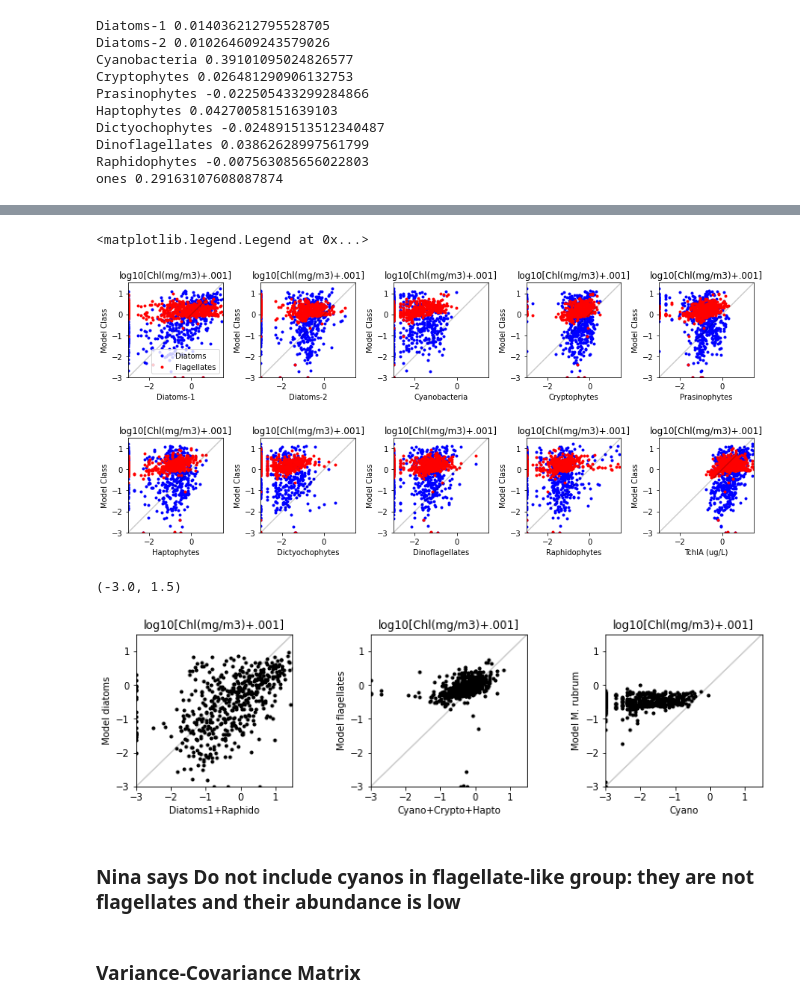
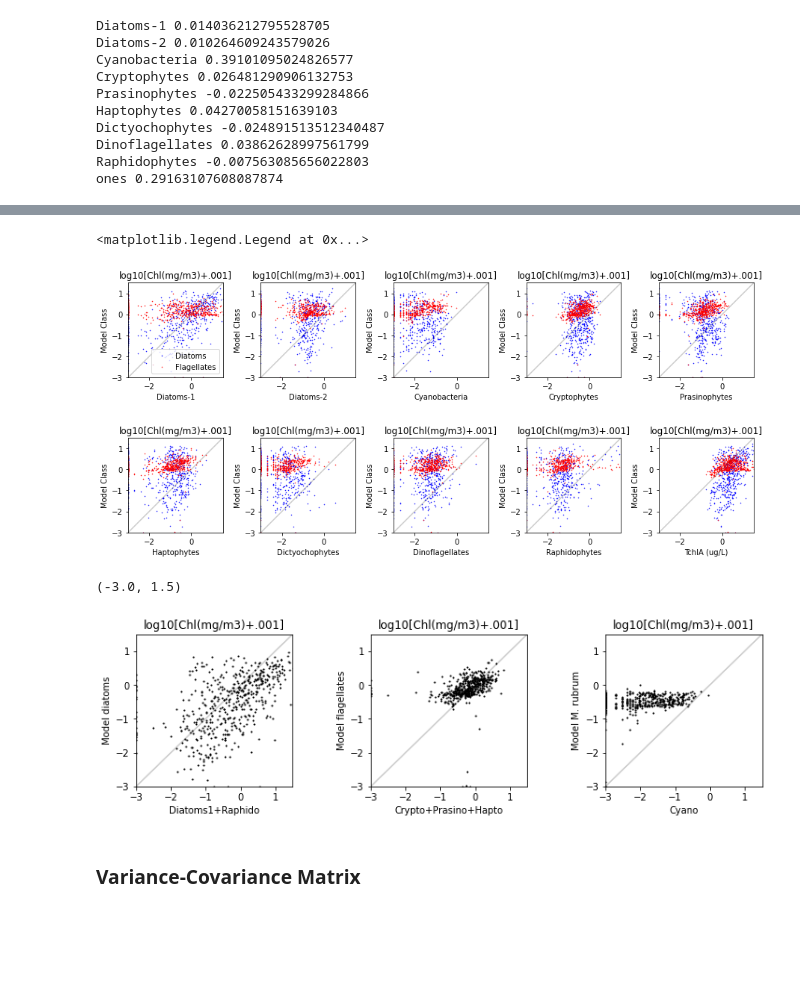
Before and after one commit to SalishSeaCast/analysis-elise-2, a Jupyter notebook: notebooks/NemcekHPLC/compHPLCModelFirstLook-Regress-201812_NewALLO.ipynb, the cells around one changed output, grey strips where cells are left out. Cells and saved outputs as stored; diff of their text form; code cells hidden in the pictures; blank space fills up the shorter version.

```diff
--- a/notebooks/NemcekHPLC/compHPLCModelFirstLook-Regress-201812_NewALLO.ipynb
+++ b/notebooks/NemcekHPLC/compHPLCModelFirstLook-Regress-201812_NewALLO.ipynb
@@ -479,33 +514,33 @@ None:
 # %%
 fig,ax=plt.subplots(2,5,figsize=(15,7))
 fig.subplots_adjust(wspace=.4)
 ax=ax.flatten()
 
 chplc=('Diatoms-1', 'Diatoms-2','Cyanobacteria','Cryptophytes', 'Prasinophytes',
        'Haptophytes',  'Dictyochophytes','Dinoflagellates','Raphidophytes','TchlA (ug/L)')
 
 mvar1=Chl_N*data['mod_diatoms']
 mvar2=Chl_N*data['mod_flagellates']
 
 for ii in range(0,len(chplc)):
-    ax[ii].plot(logt(data.loc[:,[chplc[ii]]].values),logt(mvar1),'.',color='blue',label='Diatoms')
-    ax[ii].plot(logt(data.loc[:,[chplc[ii]]].values),logt(mvar2),'.',color='red',label='Flagellates')
+    ax[ii].plot(logt(data.loc[:,[chplc[ii]]].values),logt(mvar1),'.',ms=1,color='blue',label='Diatoms')
+    ax[ii].plot(logt(data.loc[:,[chplc[ii]]].values),logt(mvar2),'.',ms=1,color='red',label='Flagellates')
     ax[ii].set_ylabel('Model Class')
     ax[ii].set_xlabel(chplc[ii])
     ax[ii].set_title('log10[Chl(mg/m3)+.001]')
     ax[ii].plot((-3,1.5),(-3,1.5),'k-',alpha=.2)
     ax[ii].set_xlim((-3,1.5))
     ax[ii].set_ylim((-3,1.5))
     ax[ii].set_aspect(1)
 ax[0].legend()
 # %% [output]
 <matplotlib.legend.Legend at 0x...>
-[figure, old version]
+[figure, new version]
 # %%
 fig,ax=plt.subplots(1,3,figsize=(12,3))
 fig.subplots_adjust(wspace=.5)
 #ax[0].plot(logt(data['Diatoms-1']+data['Raphidophytes']+.5*data['Cryptophytes']),logt(data['mod_diatoms']),'r.')
-ax[0].plot(logt(data['Diatoms-1']+data['Raphidophytes']),logt(data['mod_diatoms']),'k.')
+ax[0].plot(logt(data['Diatoms-1']+data['Raphidophytes']),logt(data['mod_diatoms']),'k.',ms=2)
 ax[0].set_ylabel('Model diatoms')
 ax[0].set_xlabel('Diatoms1+Raphido')
 ax[0].set_title('log10[Chl(mg/m3)+.001]')
@@ -513,16 +548,16 @@ ax[0].plot((-3,1.5),(-3,1.5),'k-',alpha=.2)
 ax[0].set_xlim((-3,1.5))
 ax[0].set_ylim((-3,1.5))
 
-ax[1].plot(logt(data['Cyanobacteria']+data['Cryptophytes']+data['Haptophytes']),logt(data['mod_flagellates']),'k.')
+ax[1].plot(logt(data['Cryptophytes']+data['Prasinophytes']+data['Haptophytes']),logt(data['mod_flagellates']),'k.',ms=2)
 ax[1].set_ylabel('Model flagellates')
-ax[1].set_xlabel('Cyano+Crypto+Hapto')
+ax[1].set_xlabel('Crypto+Prasino+Hapto')
 ax[1].set_title('log10[Chl(mg/m3)+.001]')
 ax[1].plot((-3,1.5),(-3,1.5),'k-',alpha=.2)
 ax[1].set_xlim((-3,1.5))
 ax[1].set_ylim((-3,1.5))
 
 
-ax[2].plot(logt(data['Cyanobacteria']),logt(data['mod_ciliates']),'k.')
+ax[2].plot(logt(data['Cyanobacteria']),logt(data['mod_ciliates']),'k.',ms=2)
 ax[2].set_ylabel('Model M. rubrum')
 ax[2].set_xlabel('Cyano')
 ax[2].set_title('log10[Chl(mg/m3)+.001]')
@@ -531,9 +566,7 @@ ax[2].set_xlim((-3,1.5))
 ax[2].set_ylim((-3,1.5))
 # %% [output]
 (-3.0, 1.5)
-[figure, old version]
+[figure, new version]
-# %% [markdown]
-### Nina says Do not include cyanos in flagellate-like group: they are not flagellates and their abundance is low
 # %%
 data['mod_diatoms_chl']=Chl_N*data['mod_diatoms']
 data['mod_flagellates_chl']=Chl_N*data['mod_flagellates']
```
Also changed, not shown: parts of 30 cells of this notebook.
